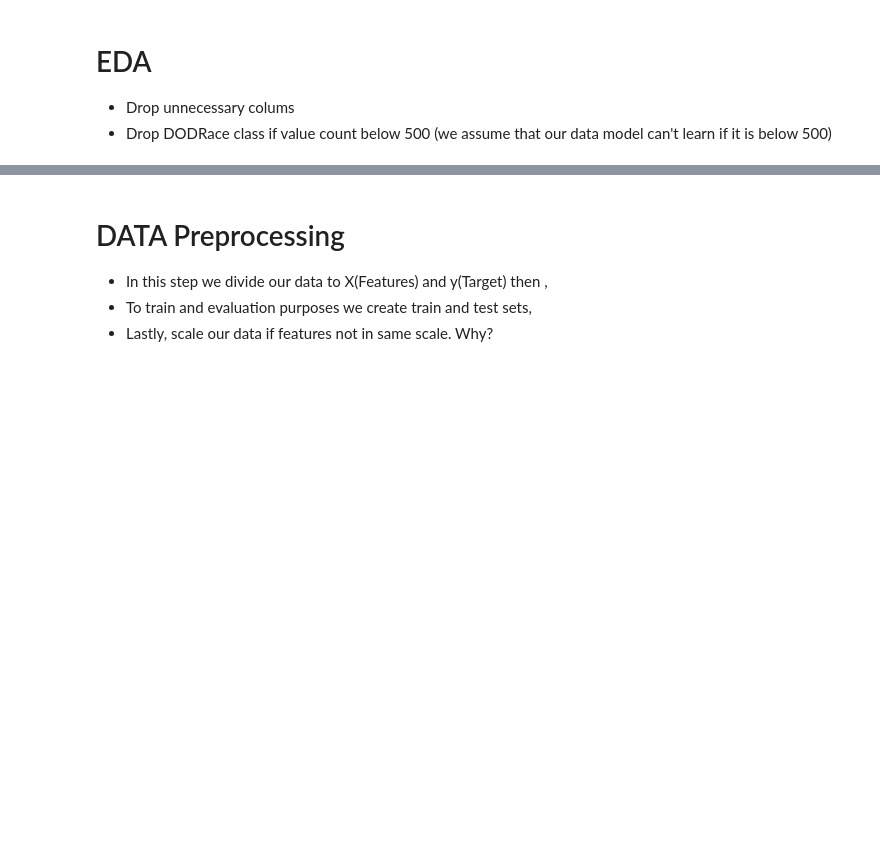
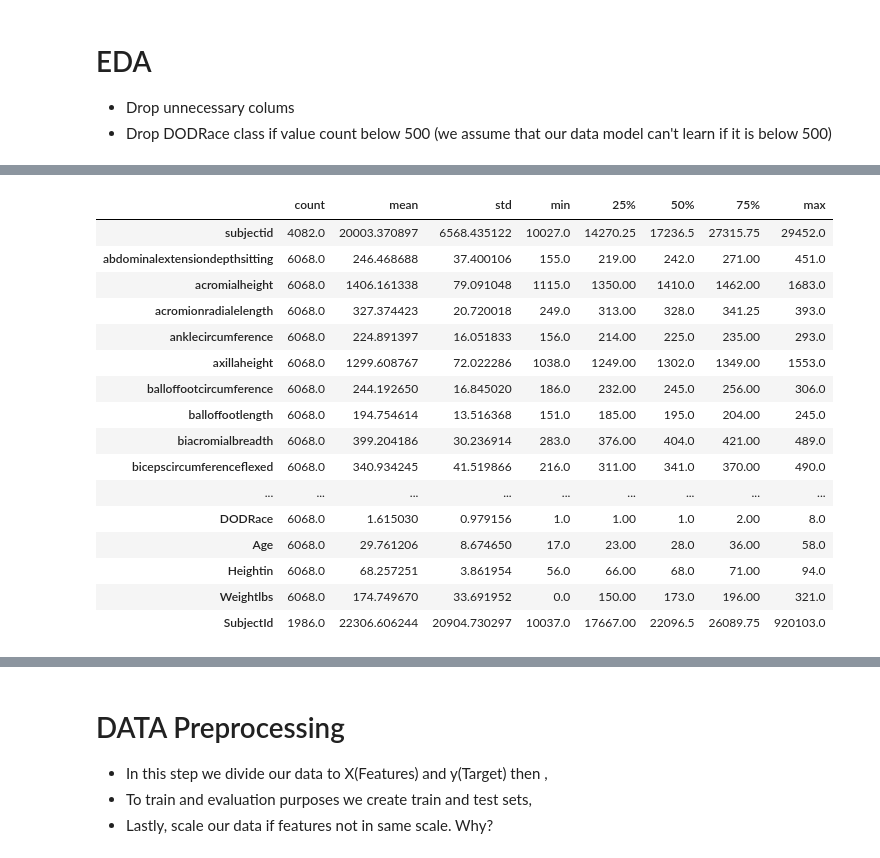
Before and after one commit to YusufSHub/Machine-Learning, a Jupyter notebook: Project Soldier Race/soldier_race_project_students.ipynb, the cells around one changed output, grey strips where cells are left out. Saved outputs shown, nothing was run; the diff lists cells and outputs as text; code cells hidden in the pictures; blank space fills up the shorter version.

```diff
--- a/Project Soldier Race/soldier_race_project_students.ipynb
+++ b/Project Soldier Race/soldier_race_project_students.ipynb
@@ -164,0 +117,3 @@ Besides Numpy and Pandas, you need to import the necessary modules for data visu
+# %%
+df = pd.concat([df_male,df_female], axis=0, ignore_index=True)
+df.head()
@@ -164,0 +153,20 @@ Besides Numpy and Pandas, you need to import the necessary modules for data visu
+# %%
+df.describe().T
+# %% [output]
+|  | count | mean | std | min | 25% | 50% | 75% | max |
+| subjectid | 4082.0 | 20003.370897 | 6568.435122 | 10027.0 | 14270.25 | 17236.5 | 27315.75 | 29452.0 |
+| abdominalextensiondepthsitting | 6068.0 | 246.468688 | 37.400106 | 155.0 | 219.00 | 242.0 | 271.00 | 451.0 |
+| acromialheight | 6068.0 | 1406.161338 | 79.091048 | 1115.0 | 1350.00 | 1410.0 | 1462.00 | 1683.0 |
+| acromionradialelength | 6068.0 | 327.374423 | 20.720018 | 249.0 | 313.00 | 328.0 | 341.25 | 393.0 |
+| anklecircumference | 6068.0 | 224.891397 | 16.051833 | 156.0 | 214.00 | 225.0 | 235.00 | 293.0 |
+| axillaheight | 6068.0 | 1299.608767 | 72.022286 | 1038.0 | 1249.00 | 1302.0 | 1349.00 | 1553.0 |
+| balloffootcircumference | 6068.0 | 244.192650 | 16.845020 | 186.0 | 232.00 | 245.0 | 256.00 | 306.0 |
+| balloffootlength | 6068.0 | 194.754614 | 13.516368 | 151.0 | 185.00 | 195.0 | 204.00 | 245.0 |
+| biacromialbreadth | 6068.0 | 399.204186 | 30.236914 | 283.0 | 376.00 | 404.0 | 421.00 | 489.0 |
+| bicepscircumferenceflexed | 6068.0 | 340.934245 | 41.519866 | 216.0 | 311.00 | 341.0 | 370.00 | 490.0 |
+| ... | ... | ... | ... | ... | ... | ... | ... | ... |
+| DODRace | 6068.0 | 1.615030 | 0.979156 | 1.0 | 1.00 | 1.0 | 2.00 | 8.0 |
+| Age | 6068.0 | 29.761206 | 8.674650 | 17.0 | 23.00 | 28.0 | 36.00 | 58.0 |
+| Heightin | 6068.0 | 68.257251 | 3.861954 | 56.0 | 66.00 | 68.0 | 71.00 | 94.0 |
+| Weightlbs | 6068.0 | 174.749670 | 33.691952 | 0.0 | 150.00 | 173.0 | 196.00 | 321.0 |
+| SubjectId | 1986.0 | 22306.606244 | 20904.730297 | 10037.0 | 17667.00 | 22096.5 | 26089.75 | 920103.0 |
```
Also changed, not shown: parts of 104 cells of this notebook.
